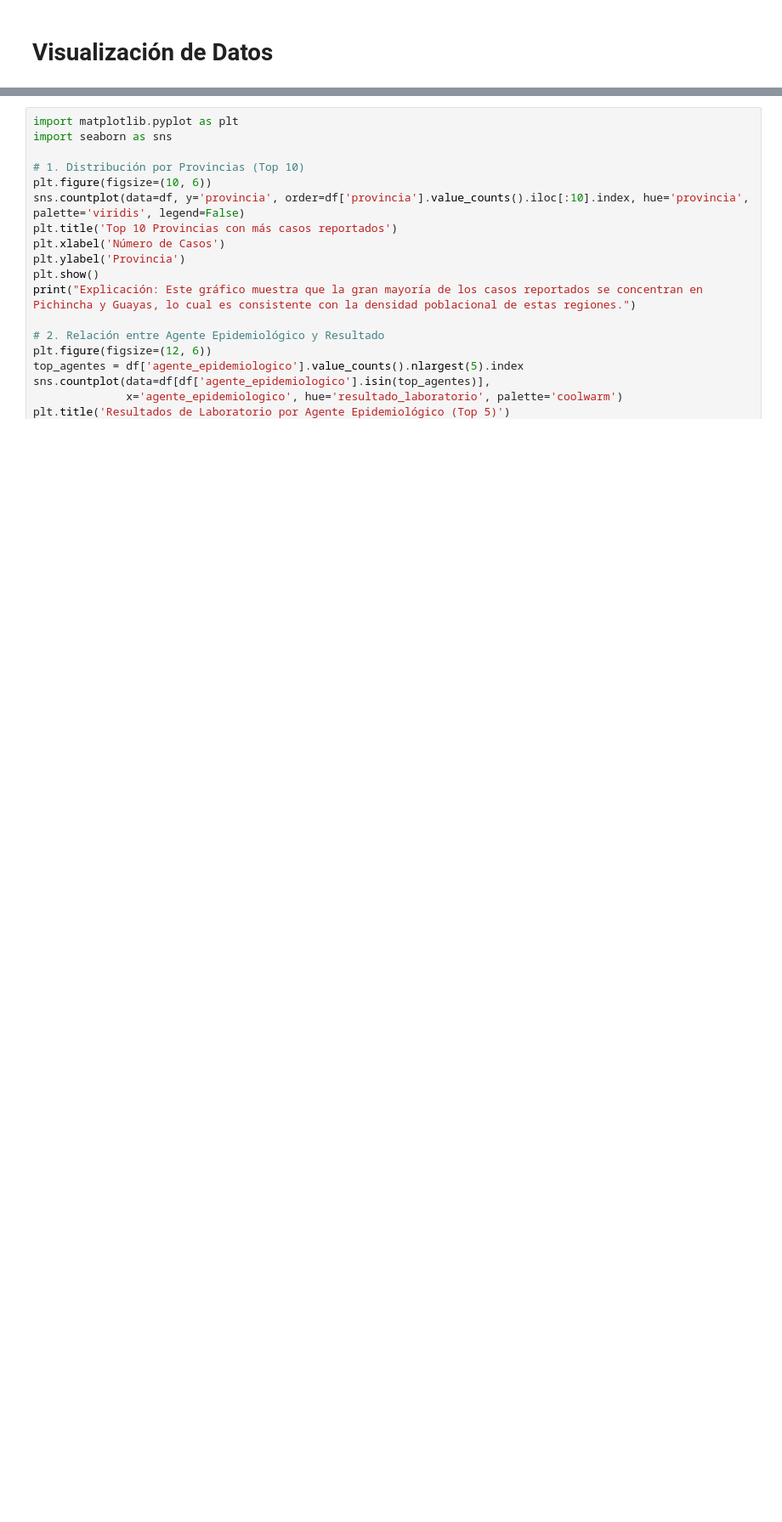
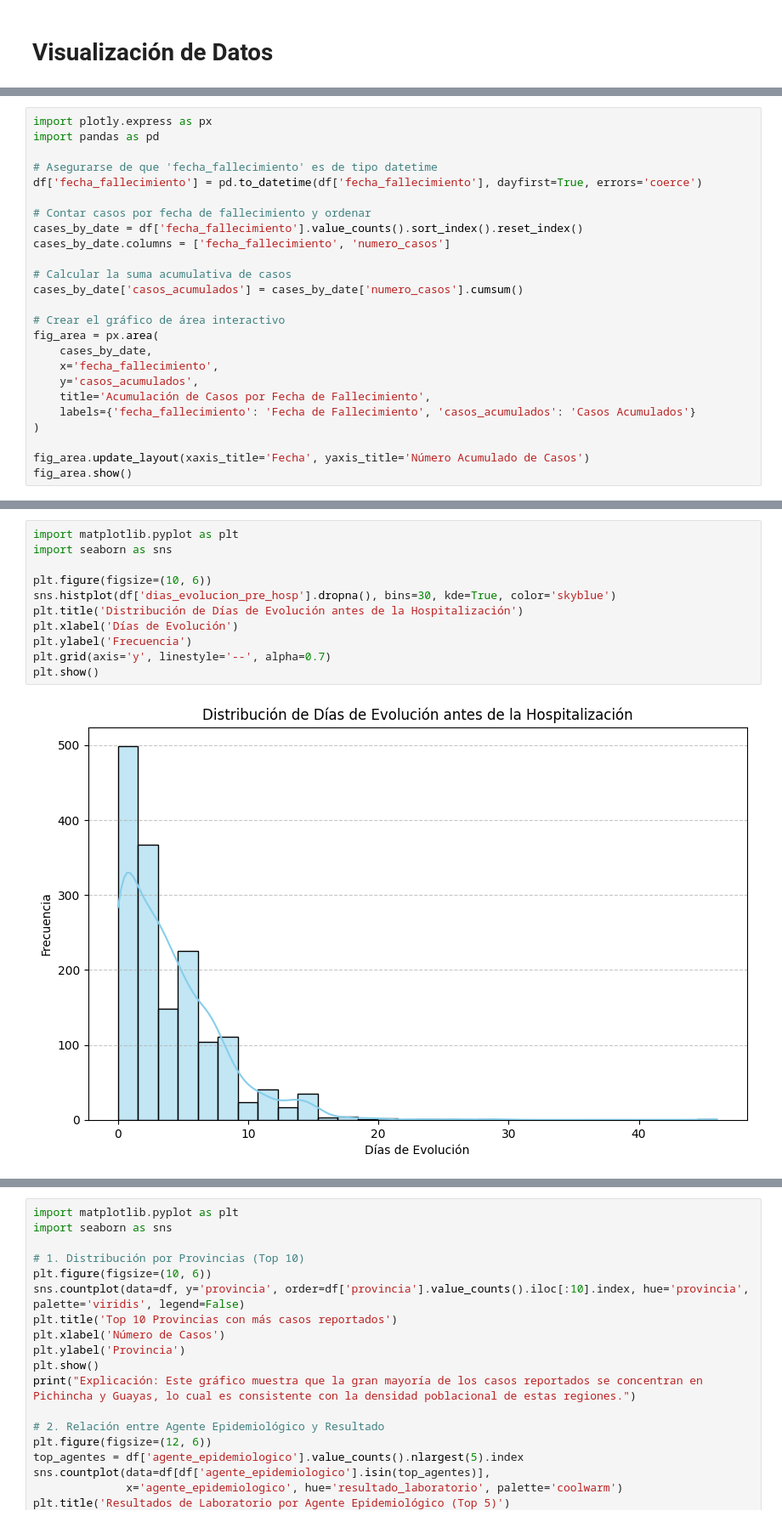
Before and after one commit to monikabenavides/MaestriaUHE, a Jupyter notebook: Actividad1.ipynb, the cells around one changed output, grey strips where cells are left out. Shown at 85% size. Cells and saved outputs as stored; diff of their text form; blank space fills up the shorter version.

```diff
--- a/Actividad1.ipynb
+++ b/Actividad1.ipynb
@@ -592,0 +757,25 @@ plt.show()
+# %%
+import plotly.express as px
+import pandas as pd
+
+# Asegurarse de que 'fecha_fallecimiento' es de tipo datetime
+df['fecha_fallecimiento'] = pd.to_datetime(df['fecha_fallecimiento'], dayfirst=True, errors='coerce')
+
+# Contar casos por fecha de fallecimiento y ordenar
+cases_by_date = df['fecha_fallecimiento'].value_counts().sort_index().reset_index()
+cases_by_date.columns = ['fecha_fallecimiento', 'numero_casos']
+
+# Calcular la suma acumulativa de casos
+cases_by_date['casos_acumulados'] = cases_by_date['numero_casos'].cumsum()
+
+# Crear el gráfico de área interactivo
+fig_area = px.area(
+    cases_by_date,
+    x='fecha_fallecimiento',
+    y='casos_acumulados',
+    title='Acumulación de Casos por Fecha de Fallecimiento',
+    labels={'fecha_fallecimiento': 'Fecha de Fallecimiento', 'casos_acumulados': 'Casos Acumulados'}
+)
+
+fig_area.update_layout(xaxis_title='Fecha', yaxis_title='Número Acumulado de Casos')
+fig_area.show()
@@ -592,0 +834,13 @@ plt.show()
+# %%
+import matplotlib.pyplot as plt
+import seaborn as sns
+
+plt.figure(figsize=(10, 6))
+sns.histplot(df['dias_evolucion_pre_hosp'].dropna(), bins=30, kde=True, color='skyblue')
+plt.title('Distribución de Días de Evolución antes de la Hospitalización')
+plt.xlabel('Días de Evolución')
+plt.ylabel('Frecuencia')
+plt.grid(axis='y', linestyle='--', alpha=0.7)
+plt.show()
+# %% [output]
+[figure, added]
```
Also changed, not shown: parts of 27 cells of this notebook.
